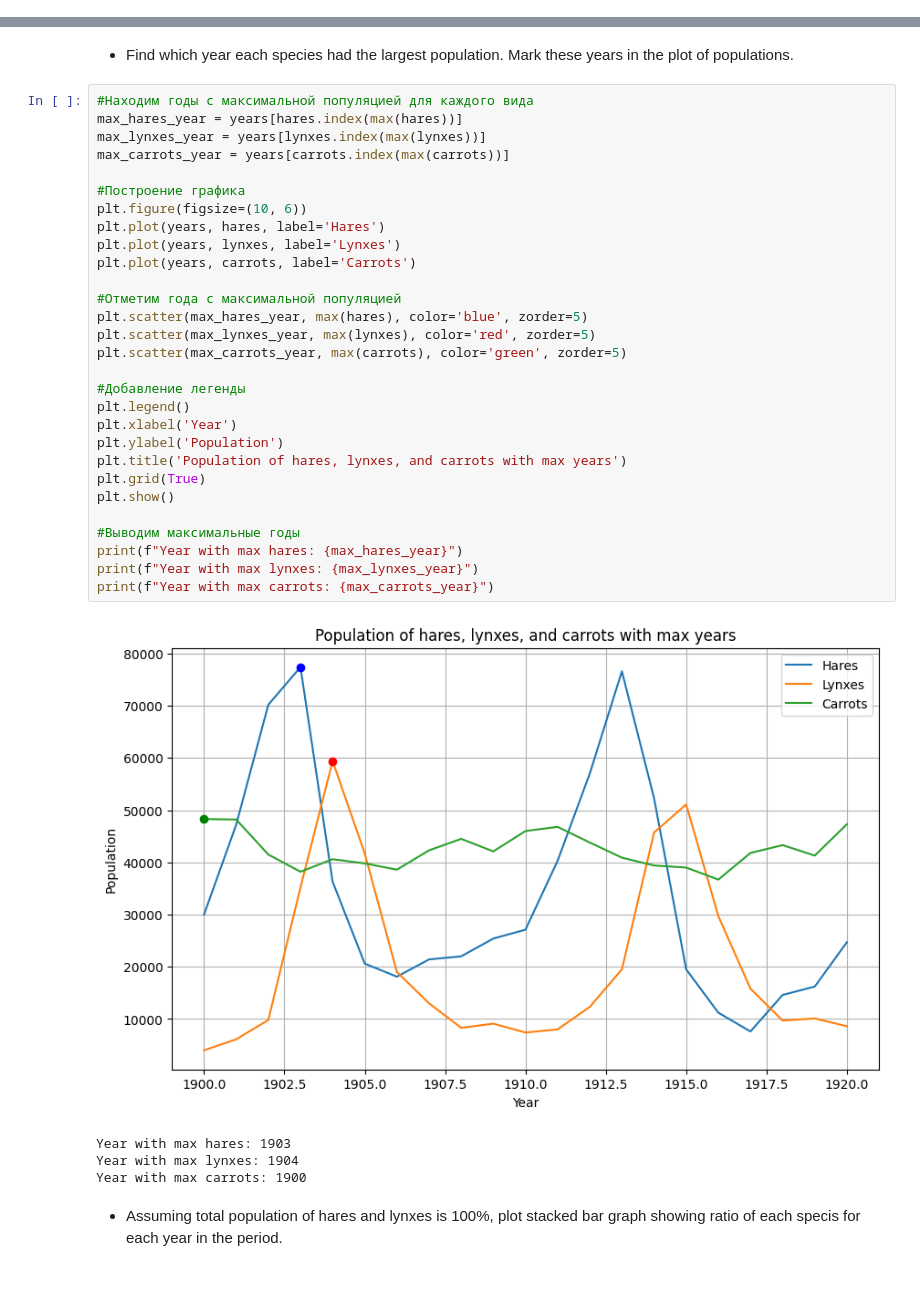
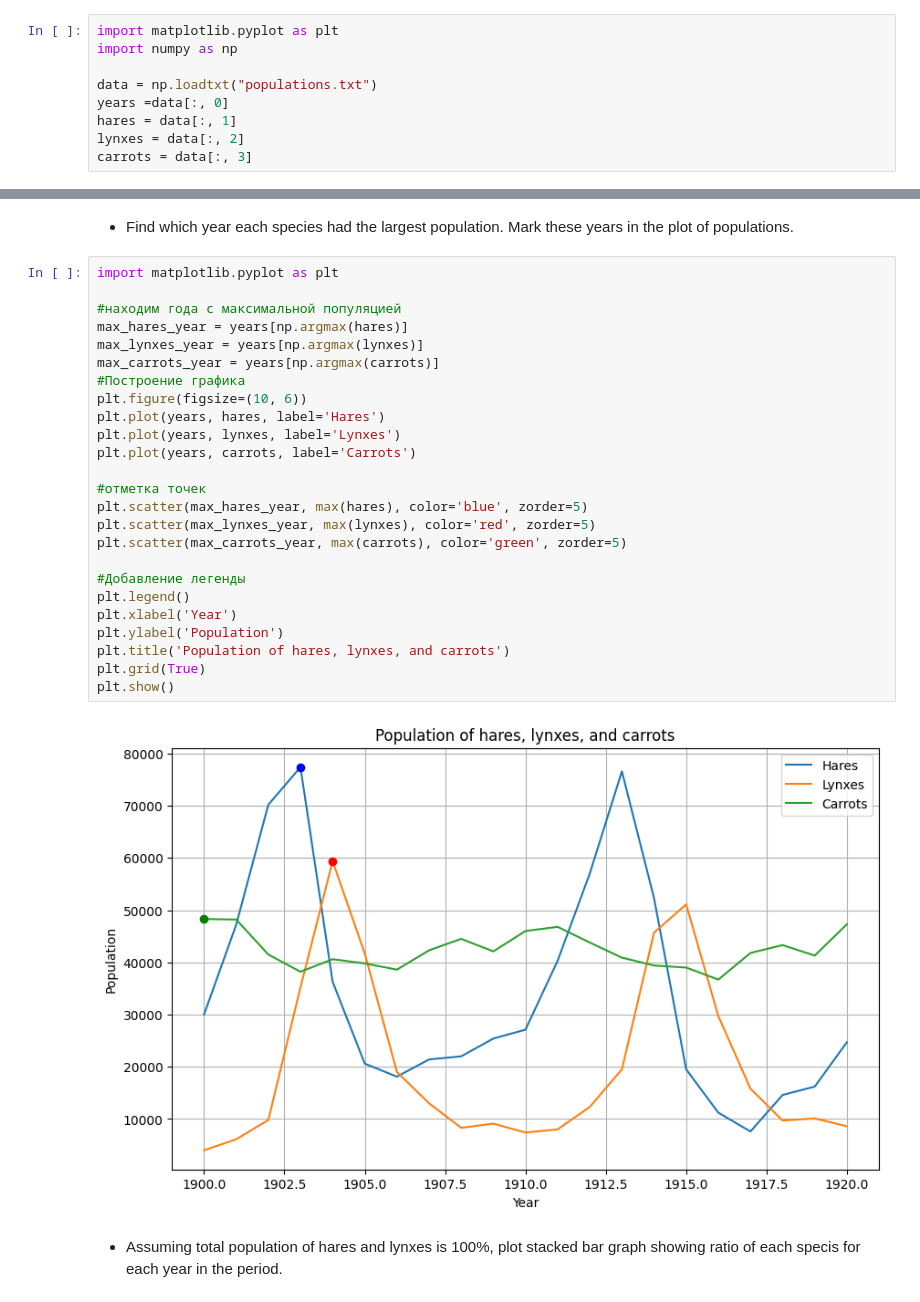
Before and after one commit to KiraMartuyshova/statprac25_Martyushova, a Jupyter notebook: Homework2.ipynb, the cells around one changed output, grey strips where cells are left out. Drawn from its saved outputs; the diff is of its cells as text.

```diff
--- a/Homework2.ipynb
+++ b/Homework2.ipynb
@@ -137,3 +101,12 @@ plt.show()
+# %%
+import matplotlib.pyplot as plt
+import numpy as np
+
+data = np.loadtxt("populations.txt")
+years =data[:, 0]
+hares = data[:, 1]
+lynxes = data[:, 2]
+carrots = data[:, 3]
 # %% [markdown]
 - Plot the population size of each species for each year on a single graph. Add legend and axis labels to the plot.
 # %%
@@ -156,39 +128,32 @@ plt.show()
 # %% [markdown]
 - Find which year each species had the largest population. Mark these years in the plot of populations.
 # %%
-#Находим годы с максимальной популяцией для каждого вида
-max_hares_year = years[hares.index(max(hares))]
-max_lynxes_year = years[lynxes.index(max(lynxes))]
-max_carrots_year = years[carrots.index(max(carrots))]
+import matplotlib.pyplot as plt
 
+#находим года с максимальной популяцией
+max_hares_year = years[np.argmax(hares)]
+max_lynxes_year = years[np.argmax(lynxes)]
+max_carrots_year = years[np.argmax(carrots)]
 #Построение графика
 plt.figure(figsize=(10, 6))
 plt.plot(years, hares, label='Hares')
 plt.plot(years, lynxes, label='Lynxes')
 plt.plot(years, carrots, label='Carrots')
 
-#Отметим года с максимальной популяцией
+#отметка точек
 plt.scatter(max_hares_year, max(hares), color='blue', zorder=5)
 plt.scatter(max_lynxes_year, max(lynxes), color='red', zorder=5)
 plt.scatter(max_carrots_year, max(carrots), color='green', zorder=5)
 
 #Добавление легенды
 plt.legend()
 plt.xlabel('Year')
 plt.ylabel('Population')
-plt.title('Population of hares, lynxes, and carrots with max years')
+plt.title('Population of hares, lynxes, and carrots')
 plt.grid(True)
 plt.show()
-
-#Выводим максимальные годы
-print(f"Year with max hares: {max_hares_year}")
-print(f"Year with max lynxes: {max_lynxes_year}")
-print(f"Year with max carrots: {max_carrots_year}")
 # %% [output]
-[figure, old version]
+[figure, new version]
-Year with max hares: 1903
-Year with max lynxes: 1904
-Year with max carrots: 1900
 # %% [markdown]
 - Assuming total population of hares and lynxes is 100%, plot stacked bar graph showing ratio of each specis for each year in the period.
 # %%
```
Also changed, not shown: parts of 3 cells of this notebook.
